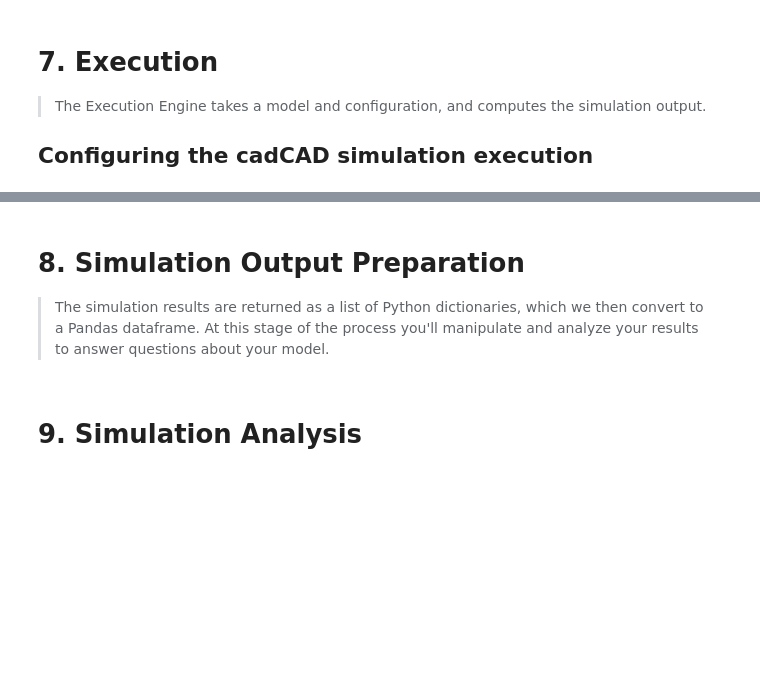
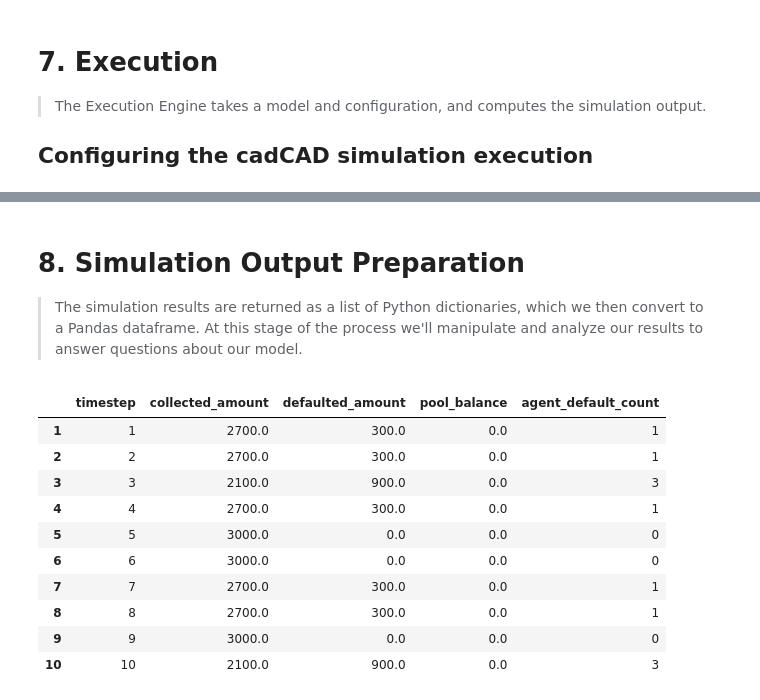
Before and after one commit to hudlerr/tmp, a Jupyter notebook: rosca-v1.ipynb, the cells around one changed output, grey strips where cells are left out. Saved outputs shown, nothing was run; the diff lists cells and outputs as text; code cells hidden in the pictures; blank space fills up the shorter version.

```diff
--- a/rosca-v1.ipynb
+++ b/rosca-v1.ipynb
@@ -147,7 +147,7 @@ We'll create a genesis state, with 10 participants who each are set to pay 0.21
 # %%
 # Create an array of `AgentData` objects
 def get_initial_deposits(n):
-    agent = [AgentData(secrets.token_bytes(48), pounds_to_eth(300), i, 0, False, 0)
+    agent = [AgentData(secrets.token_bytes(48), pounds_to_eth(300), i, 0, False, 0, False)
              for i in range(n)]
     return agent
 # %%
@@ -332,3 +402,3 @@ NameError: name 'config' is not defined
 # %% [markdown]
 # 8. Simulation Output Preparation
-> The simulation results are returned as a list of Python dictionaries, which we then convert to a Pandas dataframe. At this stage of the process you'll manipulate and analyze your results to answer questions about your model.
+> The simulation results are returned as a list of Python dictionaries, which we then convert to a Pandas dataframe. At this stage of the process we'll manipulate and analyze our results to answer questions about our model.
@@ -341,2 +405,34 @@ simulation_result.head()
-# %% [markdown]
-# 9. Simulation Analysis
+# %%
+simulation_result = pd.DataFrame(raw_result)
+df = simulation_result.copy()
+
+total_amt = get_total_montly_contribution(genesis_state.data[0]['data'])
+
+balance=[]
+collected=[]
+missing=[]
+defaulted=[]
+
+for index, row in simulation_result.iterrows():
+    balance.append(row.pool_state.data[0]['balance']),
+    collected.append(row.pool_state.data[0]['collected_amt']),
+    missing.append(total_amt - row.pool_state.data[0]['collected_amt']),
+    defaulted.append(get_monthly_default_count(row.pool_state.data[0]['data']))
+
+df['collected_amount'] = np.array(collected).tolist()
+df['defaulted_amount'] = np.array(missing).tolist()
+df['pool_balance'] = np.array(balance).tolist()
+df['agent_default_count'] = np.array(defaulted).tolist()
+df.iloc[:,5:11][1:11]
+# %% [output]
+|  | timestep | collected_amount | defaulted_amount | pool_balance | agent_default_count |
+| 1 | 1 | 2700.0 | 300.0 | 0.0 | 1 |
+| 2 | 2 | 2700.0 | 300.0 | 0.0 | 1 |
+| 3 | 3 | 2100.0 | 900.0 | 0.0 | 3 |
+| 4 | 4 | 2700.0 | 300.0 | 0.0 | 1 |
+| 5 | 5 | 3000.0 | 0.0 | 0.0 | 0 |
+| 6 | 6 | 3000.0 | 0.0 | 0.0 | 0 |
+| 7 | 7 | 2700.0 | 300.0 | 0.0 | 1 |
+| 8 | 8 | 2700.0 | 300.0 | 0.0 | 1 |
+| 9 | 9 | 3000.0 | 0.0 | 0.0 | 0 |
+| 10 | 10 | 2100.0 | 900.0 | 0.0 | 3 |
```
Also changed, not shown: parts of 34 cells of this notebook, 7 other files.
